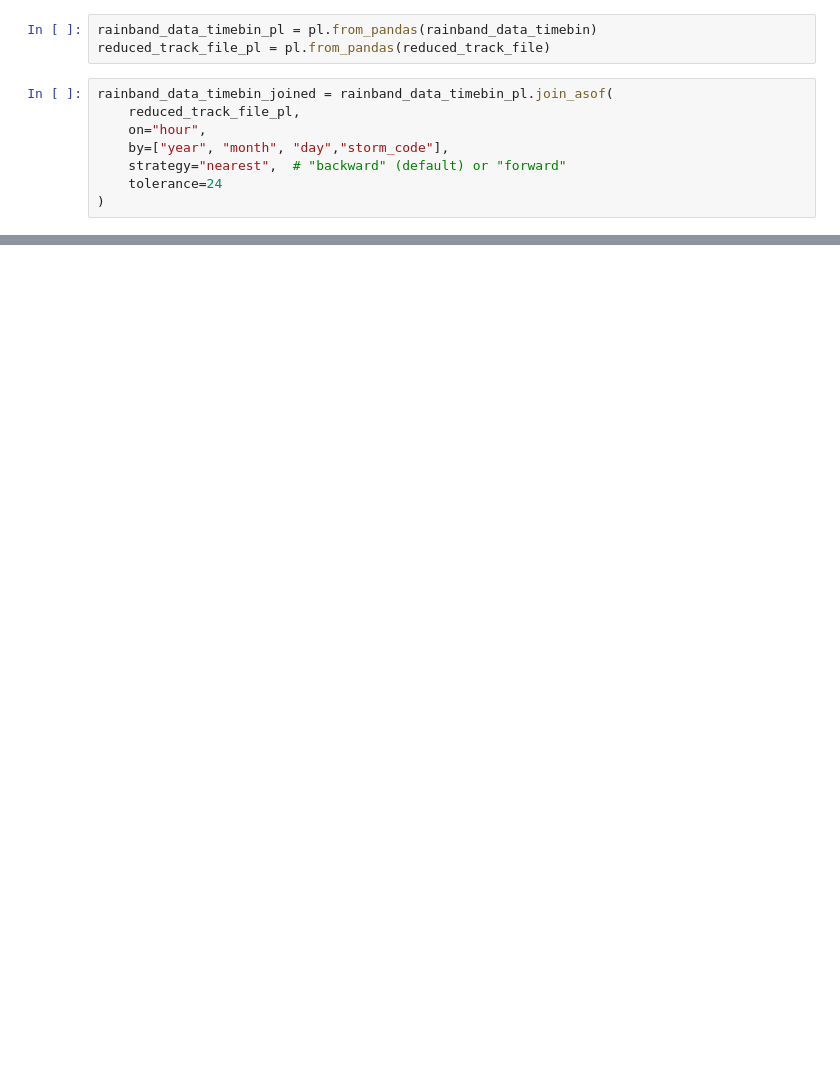
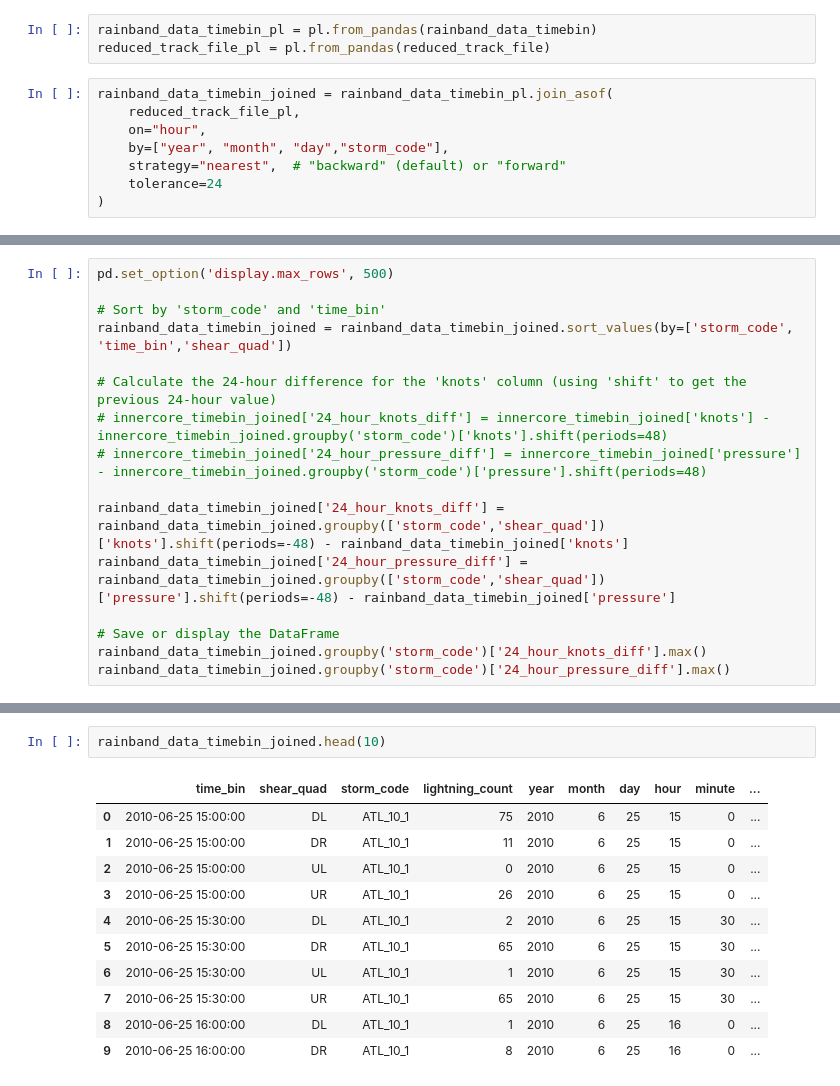
Before and after one commit to aprilggg/Lightning_Analysis_NWRA, a Jupyter notebook: data_pipeline/rainband_data.ipynb, the cells around one changed output, grey strips where cells are left out. Cells and saved outputs as stored; diff of their text form; blank space fills up the shorter version.

```diff
--- a/data_pipeline/rainband_data.ipynb
+++ b/data_pipeline/rainband_data.ipynb
@@ -411,0 +560,16 @@ dtype: int64
+# %%
+pd.set_option('display.max_rows', 500)
+
+# Sort by 'storm_code' and 'time_bin'
+rainband_data_timebin_joined = rainband_data_timebin_joined.sort_values(by=['storm_code', 'time_bin','shear_quad'])
+
+# Calculate the 24-hour difference for the 'knots' column (using 'shift' to get the previous 24-hour value)
+# innercore_timebin_joined['24_hour_knots_diff'] = innercore_timebin_joined['knots'] - innercore_timebin_joined.groupby('storm_code')['knots'].shift(periods=48)
+# innercore_timebin_joined['24_hour_pressure_diff'] = innercore_timebin_joined['pressure'] - innercore_timebin_joined.groupby('storm_code')['pressure'].shift(periods=48)
+
+rainband_data_timebin_joined['24_hour_knots_diff'] = rainband_data_timebin_joined.groupby(['storm_code','shear_quad'])['knots'].shift(periods=-48) - rainband_data_timebin_joined['knots']
+rainband_data_timebin_joined['24_hour_pressure_diff'] = rainband_data_timebin_joined.groupby(['storm_code','shear_quad'])['pressure'].shift(periods=-48) - rainband_data_timebin_joined['pressure']
+
+# Save or display the DataFrame
+rainband_data_timebin_joined.groupby('storm_code')['24_hour_knots_diff'].max()
+rainband_data_timebin_joined.groupby('storm_code')['24_hour_pressure_diff'].max()
@@ -411,0 +594,14 @@ dtype: int64
+# %%
+rainband_data_timebin_joined.head(10)
+# %% [output]
+|  | time_bin | shear_quad | storm_code | lightning_count | year | month | day | hour | minute | ... |
+| 0 | 2010-06-25 15:00:00 | DL | ATL_10_1 | 75 | 2010 | 6 | 25 | 15 | 0 | ... |
+| 1 | 2010-06-25 15:00:00 | DR | ATL_10_1 | 11 | 2010 | 6 | 25 | 15 | 0 | ... |
+| 2 | 2010-06-25 15:00:00 | UL | ATL_10_1 | 0 | 2010 | 6 | 25 | 15 | 0 | ... |
+| 3 | 2010-06-25 15:00:00 | UR | ATL_10_1 | 26 | 2010 | 6 | 25 | 15 | 0 | ... |
+| 4 | 2010-06-25 15:30:00 | DL | ATL_10_1 | 2 | 2010 | 6 | 25 | 15 | 30 | ... |
+| 5 | 2010-06-25 15:30:00 | DR | ATL_10_1 | 65 | 2010 | 6 | 25 | 15 | 30 | ... |
+| 6 | 2010-06-25 15:30:00 | UL | ATL_10_1 | 1 | 2010 | 6 | 25 | 15 | 30 | ... |
+| 7 | 2010-06-25 15:30:00 | UR | ATL_10_1 | 65 | 2010 | 6 | 25 | 15 | 30 | ... |
+| 8 | 2010-06-25 16:00:00 | DL | ATL_10_1 | 1 | 2010 | 6 | 25 | 16 | 0 | ... |
+| 9 | 2010-06-25 16:00:00 | DR | ATL_10_1 | 8 | 2010 | 6 | 25 | 16 | 0 | ... |
```
Also changed, not shown: parts of 12 cells of this notebook, 2 other files.
